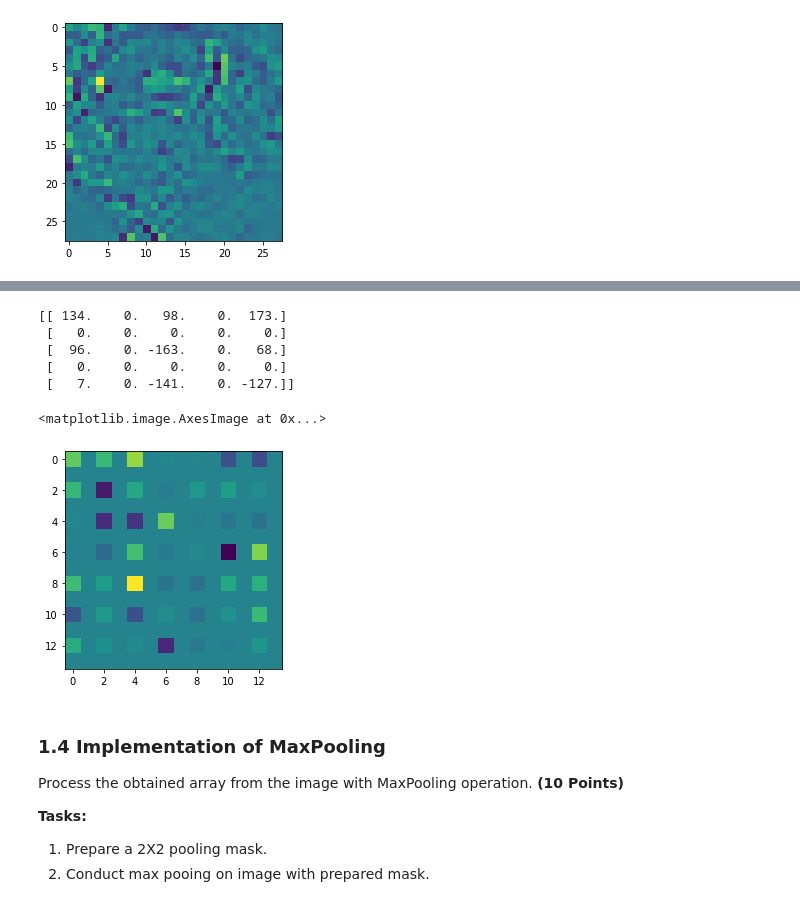
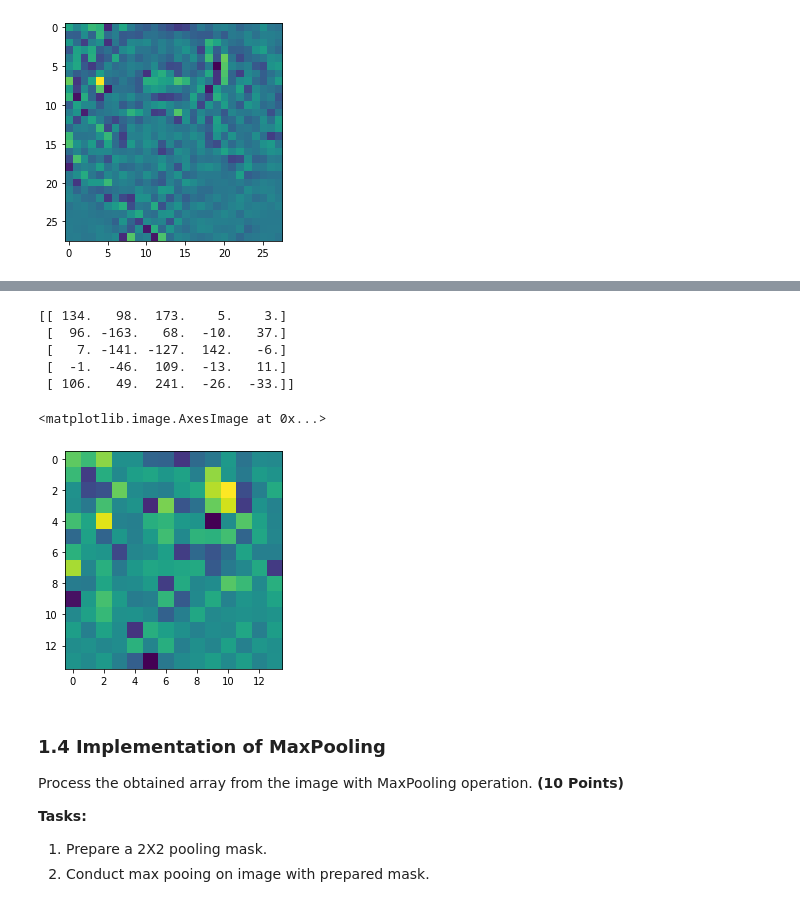
Before and after one commit to cgprats/CAP4630_HW3, a Jupyter notebook: Homework_03.ipynb, the cells around one changed output, grey strips where cells are left out. Saved outputs shown, nothing was run; the diff lists cells and outputs as text; code cells hidden in the pictures.

```diff
--- a/Homework_03.ipynb
+++ b/Homework_03.ipynb
@@ -142,27 +142,32 @@ Conduct the convolution with the same filter as above, but change the stride to
 # %%
 ######## Convolution with Laplacian Filter and the setting of stride=2 ##################
 stride = 2
 output = np.zeros((int(((img_matrix.shape[0] - kernel.shape[0]) / stride) + 1), int(((img_matrix.shape[1] - kernel.shape[1]) / stride) + 1)))
 
+x1 = 0
+y1 = 0
 for y in range(img_matrix.shape[1]):
   if y % stride == 0:
     for x in range(img_matrix.shape[0]):
       try:
         if x % stride == 0:
-          output[x, y] = (kernel * img_matrix[x: x + kernel.shape[0], y: y + kernel.shape[1]]).sum()
+          output[x1, y1] = (kernel * img_matrix[x: x + kernel.shape[0], y: y + kernel.shape[1]]).sum()
+          x1 = x1 + 1
       except:
         break
+    y1 = y1 + 1
+    x1 = 0
 
 print(output[0:5,0:5])
 plt.imshow(output)
 # %% [output]
-[[ 134.    0.   98.    0.  173.]
- [   0.    0.    0.    0.    0.]
- [  96.    0. -163.    0.   68.]
- [   0.    0.    0.    0.    0.]
- [   7.    0. -141.    0. -127.]]
+[[ 134.   98.  173.    5.    3.]
+ [  96. -163.   68.  -10.   37.]
+ [   7. -141. -127.  142.   -6.]
+ [  -1.  -46.  109.  -13.   11.]
+ [ 106.   49.  241.  -26.  -33.]]
 <matplotlib.image.AxesImage at 0x...>
-[figure, old version]
+[figure, new version]
 # %% [markdown]
 ### 1.4 Implementation of MaxPooling
 
```
